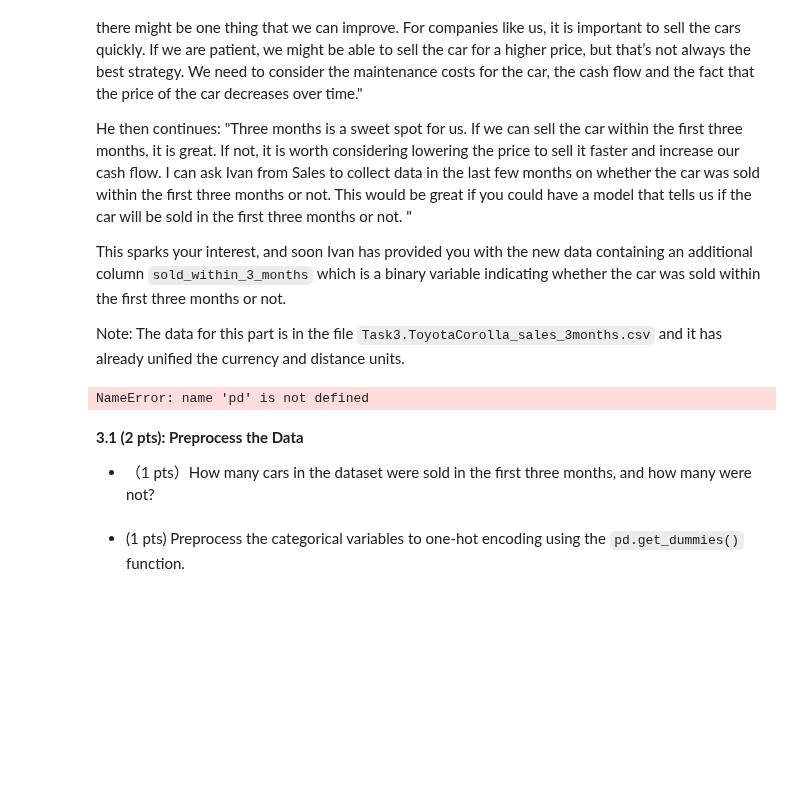
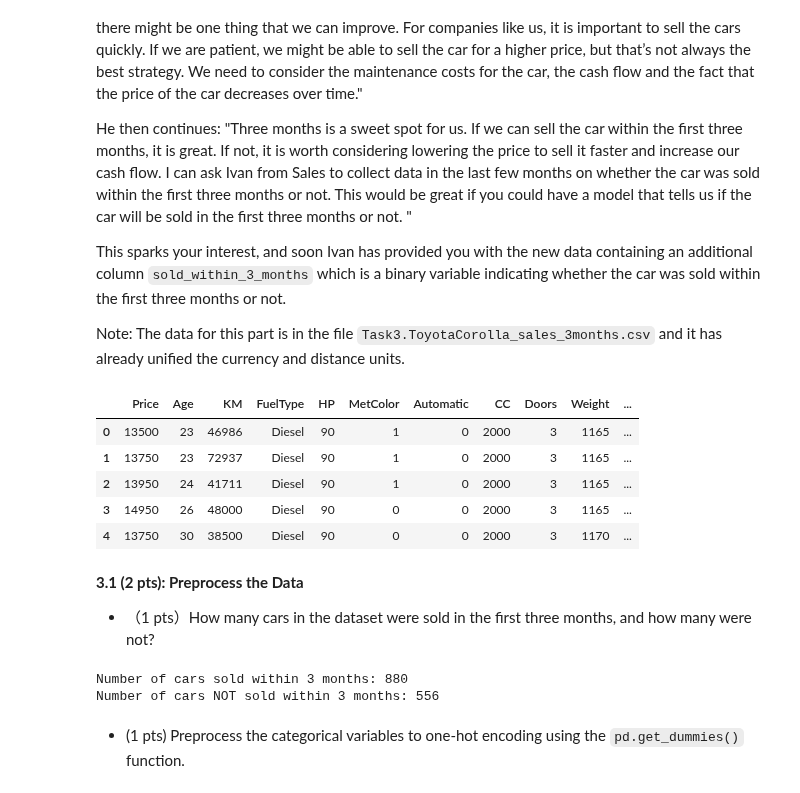
Before and after one commit to Jvviragine/data_analysis_um_course, a Jupyter notebook: data_clinics/clinic2/JV_clinic2.ipynb, the cells around one changed output. Drawn from its saved outputs; the diff is of its cells as text; code cells hidden in the pictures; blank space fills up the shorter version.

```diff
--- a/data_clinics/clinic2/JV_clinic2.ipynb
+++ b/data_clinics/clinic2/JV_clinic2.ipynb
@@ -942,14 +942,27 @@ This sparks your interest, and soon Ivan has provided you with the new data cont
 Note: The data for this part is in the file `Task3.ToyotaCorolla_sales_3months.csv` and it has already unified the currency and distance units.
 # %%
 data_df = pd.read_csv('data/Task3.ToyotaCorolla_sales_3months.csv', index_col=0)
-print(data_df.head())
+data_df.head()
 # %% [output]
-NameError: name 'pd' is not defined
+|  | Price | Age | KM | FuelType | HP | MetColor | Automatic | CC | Doors | Weight | ... |
+| 0 | 13500 | 23 | 46986 | Diesel | 90 | 1 | 0 | 2000 | 3 | 1165 | ... |
+| 1 | 13750 | 23 | 72937 | Diesel | 90 | 1 | 0 | 2000 | 3 | 1165 | ... |
+| 2 | 13950 | 24 | 41711 | Diesel | 90 | 1 | 0 | 2000 | 3 | 1165 | ... |
+| 3 | 14950 | 26 | 48000 | Diesel | 90 | 0 | 0 | 2000 | 3 | 1165 | ... |
+| 4 | 13750 | 30 | 38500 | Diesel | 90 | 0 | 0 | 2000 | 3 | 1170 | ... |
 # %% [markdown]
 
 **3.1 (2 pts): Preprocess the Data**
 - （1 pts）How many cars in the dataset were sold in the first three months, and how many were not?
 # %%
-#TODO
+# Count the occurrences of each category in the 'sold_within_3_months' column
+sold_counts = data_df['sold_within_3_months'].value_counts()
+
+# Print the results
+print("Number of cars sold within 3 months:", sold_counts.get(1, 0))
+print("Number of cars NOT sold within 3 months:", sold_counts.get(0, 0))
+# %% [output]
+Number of cars sold within 3 months: 880
+Number of cars NOT sold within 3 months: 556
 # %% [markdown]
 - (1 pts) Preprocess the categorical variables to one-hot encoding using the `pd.get_dummies()` function.
```
Also changed, not shown: parts of 11 cells of this notebook, 1 other file.
